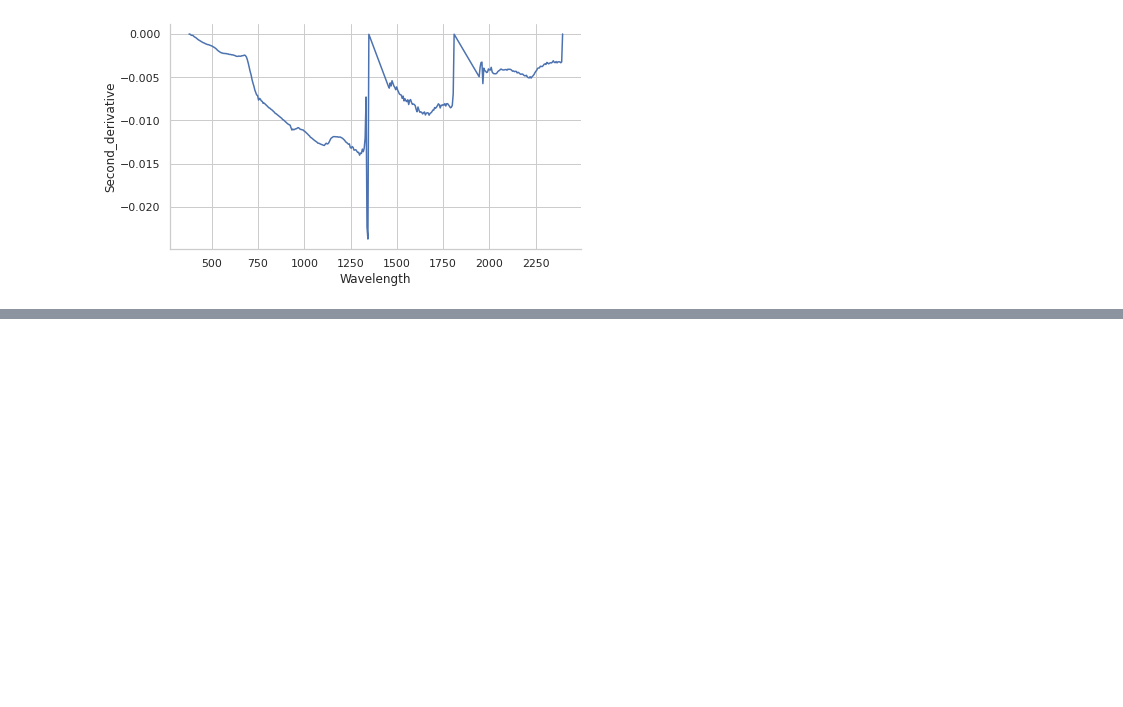
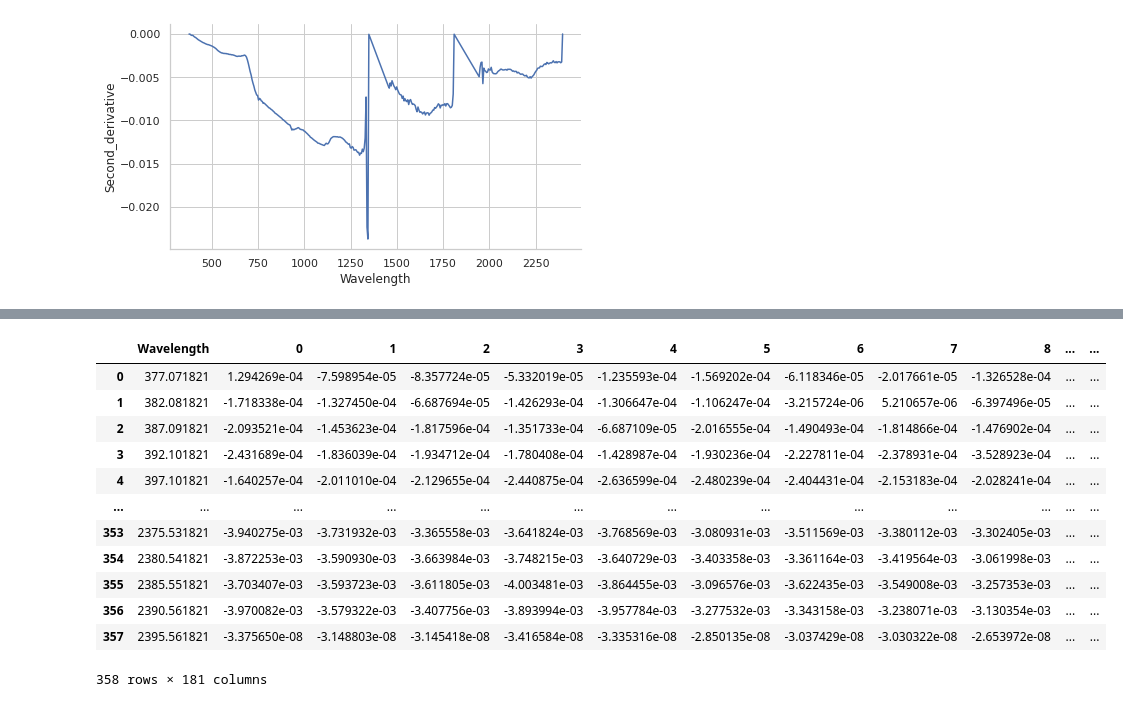
Before and after one commit to rachelzwalker/Flow_Country_HSI_and_PSM, a Jupyter notebook: python_notebooks/transformed_spectral_signatures/Derivatives.ipynb, the cells around one changed output, grey strips where cells are left out. Cells and saved outputs as stored; diff of their text form; code cells hidden in the pictures; blank space fills up the shorter version.

```diff
--- a/python_notebooks/transformed_spectral_signatures/Derivatives.ipynb
+++ b/python_notebooks/transformed_spectral_signatures/Derivatives.ipynb
@@ -196,0 +230,55 @@ sns.relplot(x="Wavelength", y="Second_derivative", kind="line", data=derivatives
+# %%
+wavelengths = pd.read_csv("../../preprocessed_data/wavelengths.csv")
+
+sample = 0
+# make a dictionary of PFT and num_sample - what suggested by forums, but now what? - use to name the new data frame/column
+# pft_dict = pd.Series(cross_lochs_gdf.PFT.values,index=cross_lochs_gdf.num_sample).to_dict()
+# when print, only shows water
+
+
+# want to make a dataframe with columns named using dictionary - key and value e.g.
+first_derivative = wavelengths
+second_derivative = wavelengths
+
+# create individual wavelength tables for each sample - use a for loop - extract the row based on the sample number
+# transpose, create full table of derivatives - give the tables names based on PFT (link to PFT column) and number - if PFT == prev +1, otherwise start at 1
+
+for num in range(180):
+    absorption_all_cols = cross_lochs_gdf.loc[[sample]]
+    absorption = absorption_all_cols.iloc[:, 1:359]
+    original_spectra = absorption.transpose()
+    original_spectra = original_spectra.rename(columns={sample: 'Original Spectra'})
+    #original_spectra = original_spectra.rename(index={0:357}) # want to rename to match the other dataframe
+    original_spectra = original_spectra.reset_index()
+    #derivatives = pd.DataFrame(wavelengths)
+    derivatives = pd.concat([wavelengths,original_spectra], axis=1)
+    derivatives.tail()
+    #derivatives["First Derivative"] = ('Original Spectra' / 'Wavelength') # don't know how to write the equation here - see excel (interaction between rows as well as columns)
+    derivatives["Shifted_wavelength"] = derivatives["Wavelength"].shift(-1, fill_value=0)
+    derivatives["Shifted_original_spectra"] = derivatives["Original Spectra"].shift(-1, fill_value=0)
+    derivatives["First_derivative"] = (derivatives["Shifted_original_spectra"] - derivatives["Original Spectra"]) / (derivatives["Shifted_wavelength"] - derivatives["Wavelength"])
+    derivatives["Second_derivative"] = (derivatives["Shifted_original_spectra"] - derivatives["Original Spectra"]*2) / (derivatives["Shifted_wavelength"] - derivatives["Wavelength"])**2
+    # name the table and add to two additional tables - a first derivative one and a second derivative one
+    # need to improve naming of columns to include PFT and number
+    first_derivative["sample"] = derivatives[["First_derivative"]]
+    first_derivative = first_derivative.rename(columns = {"sample": sample})
+    second_derivative["sample"] = derivatives[["Second_derivative"]]
+    second_derivative = second_derivative.rename(columns = {"sample": sample})
+    sample += 1
+
+
+second_derivative
+# %% [output]
+|  | Wavelength | 0 | 1 | 2 | 3 | 4 | 5 | 6 | 7 | 8 | ... | ... |
+| 0 | 377.071821 | 1.294269e-04 | -7.598954e-05 | -8.357724e-05 | -5.332019e-05 | -1.235593e-04 | -1.569202e-04 | -6.118346e-05 | -2.017661e-05 | -1.326528e-04 | ... | ... |
+| 1 | 382.081821 | -1.718338e-04 | -1.327450e-04 | -6.687694e-05 | -1.426293e-04 | -1.306647e-04 | -1.106247e-04 | -3.215724e-06 | 5.210657e-06 | -6.397496e-05 | ... | ... |
+| 2 | 387.091821 | -2.093521e-04 | -1.453623e-04 | -1.817596e-04 | -1.351733e-04 | -6.687109e-05 | -2.016555e-04 | -1.490493e-04 | -1.814866e-04 | -1.476902e-04 | ... | ... |
+| 3 | 392.101821 | -2.431689e-04 | -1.836039e-04 | -1.934712e-04 | -1.780408e-04 | -1.428987e-04 | -1.930236e-04 | -2.227811e-04 | -2.378931e-04 | -3.528923e-04 | ... | ... |
+| 4 | 397.101821 | -1.640257e-04 | -2.011010e-04 | -2.129655e-04 | -2.440875e-04 | -2.636599e-04 | -2.480239e-04 | -2.404431e-04 | -2.153183e-04 | -2.028241e-04 | ... | ... |
+| ... | ... | ... | ... | ... | ... | ... | ... | ... | ... | ... | ... | ... |
+| 353 | 2375.531821 | -3.940275e-03 | -3.731932e-03 | -3.365558e-03 | -3.641824e-03 | -3.768569e-03 | -3.080931e-03 | -3.511569e-03 | -3.380112e-03 | -3.302405e-03 | ... | ... |
+| 354 | 2380.541821 | -3.872253e-03 | -3.590930e-03 | -3.663984e-03 | -3.748215e-03 | -3.640729e-03 | -3.403358e-03 | -3.361164e-03 | -3.419564e-03 | -3.061998e-03 | ... | ... |
+| 355 | 2385.551821 | -3.703407e-03 | -3.593723e-03 | -3.611805e-03 | -4.003481e-03 | -3.864455e-03 | -3.096576e-03 | -3.622435e-03 | -3.549008e-03 | -3.257353e-03 | ... | ... |
+| 356 | 2390.561821 | -3.970082e-03 | -3.579322e-03 | -3.407756e-03 | -3.893994e-03 | -3.957784e-03 | -3.277532e-03 | -3.343158e-03 | -3.238071e-03 | -3.130354e-03 | ... | ... |
+| 357 | 2395.561821 | -3.375650e-08 | -3.148803e-08 | -3.145418e-08 | -3.416584e-08 | -3.335316e-08 | -2.850135e-08 | -3.037429e-08 | -3.030322e-08 | -2.653972e-08 | ... | ... |
+358 rows × 181 columns
```
Also changed, not shown: parts of 7 cells of this notebook.
